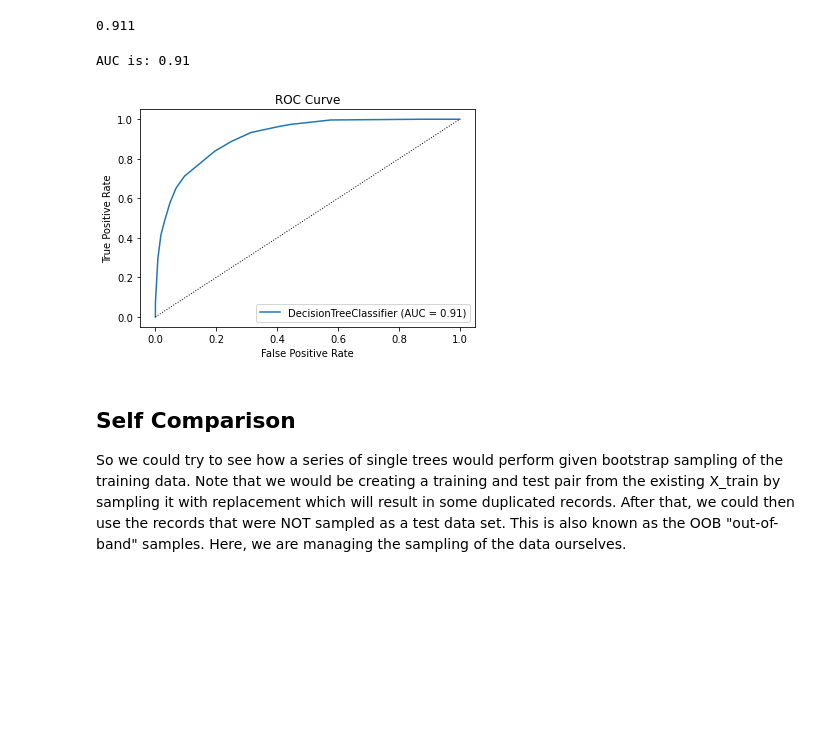
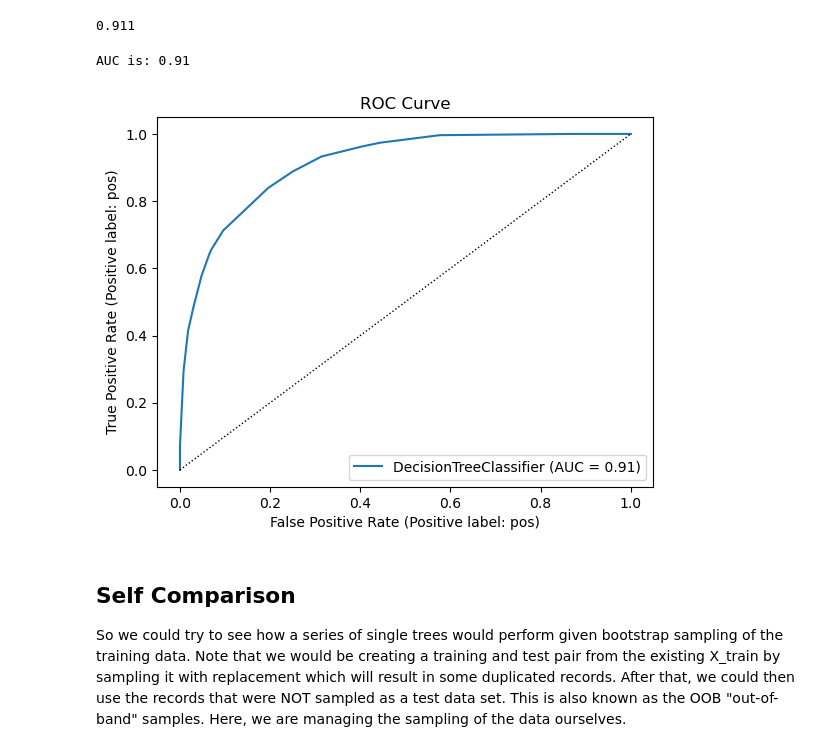
Before and after one commit to steviep42/bios_534, a Jupyter notebook: CH_9_Comparing_Models.ipynb, the cells around one changed output. Cells and saved outputs as stored; diff of their text form; code cells hidden in the pictures; blank space fills up the shorter version.

```diff
--- a/CH_9_Comparing_Models.ipynb
+++ b/CH_9_Comparing_Models.ipynb
@@ -153,23 +153,24 @@ roc_auc_score(y_train, pred[:,1]).round(3)
 # %%
 # Plot the ROC Curve
 import matplotlib.pyplot as plt
-from sklearn.metrics import plot_roc_curve, roc_curve
+from sklearn.metrics import roc_curve, RocCurveDisplay
 
 # The plot_roc_curve takes the model and the X, y data
 # It handles the probability extraction for us
-plot_roc_curve(dtc, X_train, y_train)
+RocCurveDisplay.from_estimator(dtc, X_train, y_train)
+#plot_roc_curve(dtc, X_train, y_train)
 
 # f(g(h(x)))
 print("AUC is:",round(roc_auc_score(y_train,dtc.predict_proba(X_train)[:,1]),2))
 
 plt.grid()
 plt.plot([0, 1], [0, 1], color = 'black', linewidth = 1, linestyle="dotted")
 plt.title(f"ROC Curve")
 plt.grid()
 plt.show()
 # %% [output]
 AUC is: 0.91
-[figure, old version]
+[figure, new version]
 # %% [markdown]
 ## Self Comparison
 
```
Also changed, not shown: parts of 30 cells of this notebook.
